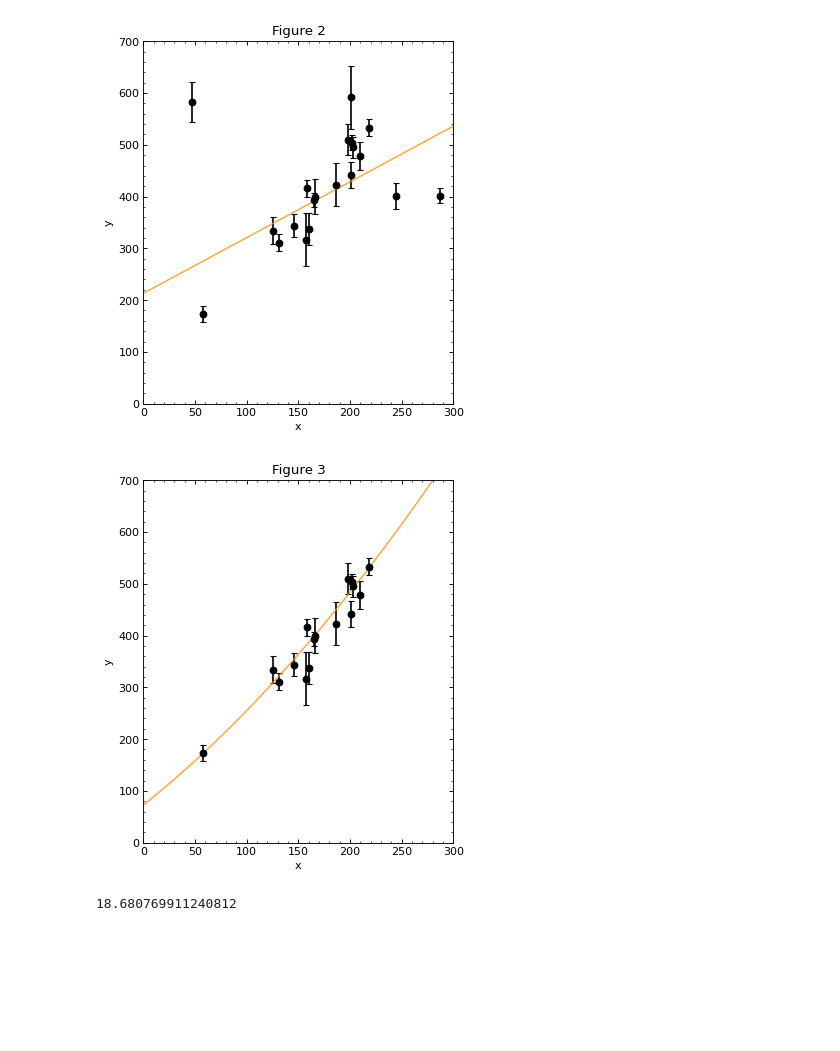
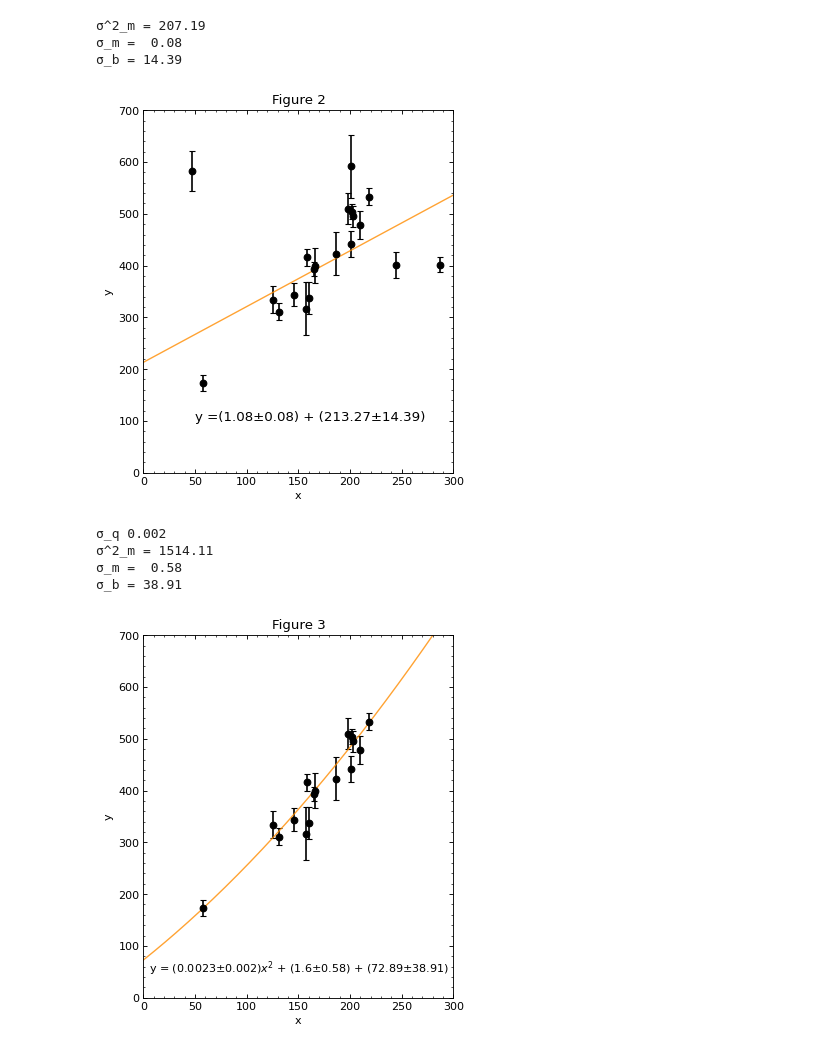
Before and after one commit to siddpatel1/DSPS_SPatel, a Jupyter notebook: HW5/SidPatel_HW5_HoggBovey.ipynb, the cells around one changed output. Drawn from its saved outputs; the diff is of its cells as text; code cells hidden in the pictures; blank space fills up the shorter version.

```diff
--- a/HW5/SidPatel_HW5_HoggBovey.ipynb
+++ b/HW5/SidPatel_HW5_HoggBovey.ipynb
@@ -78,9 +88,22 @@ def problem2():
   ax.xaxis.set_ticks_position('both');
 
 
+  uncMat = np.linalg.inv(A.T.dot(np.linalg.inv(C)).dot(A))
+  o2m = np.around(uncMat[0][0],2)
+  om = np.around(np.sqrt(uncMat[1][1]),2)
+  ob = np.around(np.sqrt(uncMat[0][0]),2)
+  print("σ^2_m =", o2m)
+  print("σ_m = ", om)
+  print("σ_b =", ob)
+  eq = "y =" +"(" +str(np.around(m,2)) + "±" +str(om) +")" + " + (" +str(np.around(b,2)) + "±" + str(ob) +")"
+  ax.text(50,100,eq,fontsize=12)
+
 problem2()
 # %% [output]
+σ^2_m = 207.19
+σ_m =  0.08
+σ_b = 14.39
-[figure, old version]
+[figure, new version]
 # %%
 #Section 1: Problem 3
 def problem3():
@@ -90,36 +113,50 @@ def problem3():
   A = np.c_[np.ones(len(hbl1)),hbl1.x.values,hbl1.x.values**2]
   C = np.identity(len(hbl1)) * hbl1["σy"].values**2
 
   X = (np.linalg.inv(((A.T).dot(np.linalg.inv(C))).dot(A))).dot(((A.T).dot(np.linalg.inv(C))).dot(Y))
   b = X[0]
   m = X[1]
   q = X[2]
 
   x0 = np.linspace(-20,320,200)
 
   plt.figure(figsize=(5,6),dpi=80)
 
   plt.errorbar(x=hbl1.x, y=hbl1.y, yerr = hbl1["σy"], fmt='ok', capsize=3)
   plt.plot(x0, q*(x0**2) + m*x0 + b, "darkorange", alpha=0.8, lw=1.25)
 
   plt.xlim(0,300)
   plt.ylim(0,700)
   plt.xlabel("x");
   plt.ylabel("y");
   plt.title("Figure 3");
 
   ax = plt.gca();
   ax.minorticks_on();
   ax.tick_params(axis='both',which='both',direction='in')
   ax.yaxis.set_ticks_position('both');
   ax.xaxis.set_ticks_position('both');
 
+  uncMat = np.linalg.inv(A.T.dot(np.linalg.inv(C)).dot(A))
+  oq = np.around(np.sqrt(uncMat[2][2]),4)
+  o2m = np.around(uncMat[0][0],2)
+  om = np.around(np.sqrt(uncMat[1][1]),2)
+  ob = np.around(np.sqrt(uncMat[0][0]),2)
+  print("σ_q", oq)
+  print("σ^2_m =", o2m)
+  print("σ_m = ", om)
+  print("σ_b =", ob)
+
+  eq = "y = (" +str(np.around(q,4)) + "±" +str(oq) +")"+'$x^2$'+" + "+"(" +str(np.around(m,2)) + "±" +str(om) +")" + " + (" +str(np.around(b,2)) + "±" + str(ob) +")"
+
+  ax.text(5,50,eq,fontsize=10)
+
+
 
 problem3()
 # %% [output]
+σ_q 0.002
+σ^2_m = 1514.11
+σ_m =  0.58
+σ_b = 38.91
-[figure, old version]
+[figure, new version]
-# %%
-chi2 = (((Y - A.dot(X)).T).dot(np.linalg.inv(C))).dot(Y-A.dot(X))
-chi2
-# %% [output]
-18.680769911240812
```
Also changed, not shown: parts of 1 cell of this notebook.
